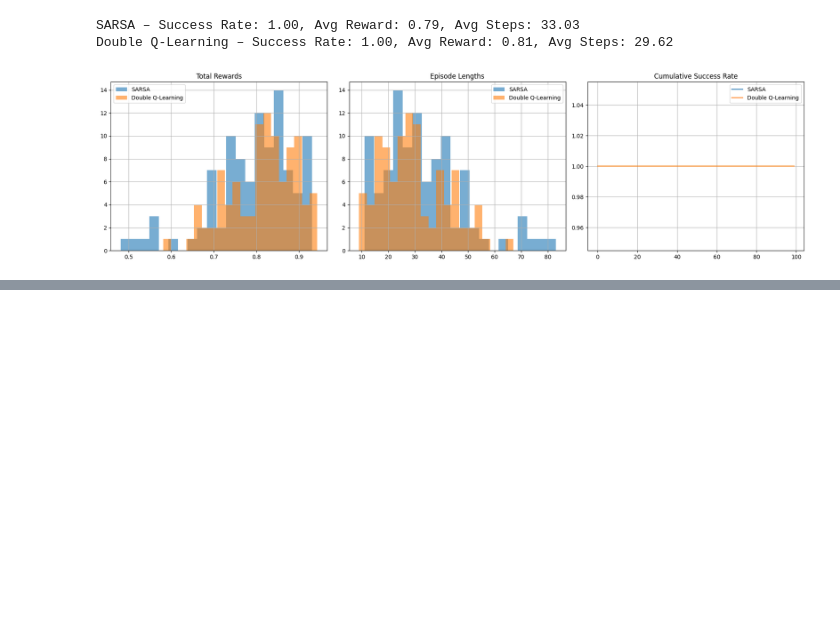
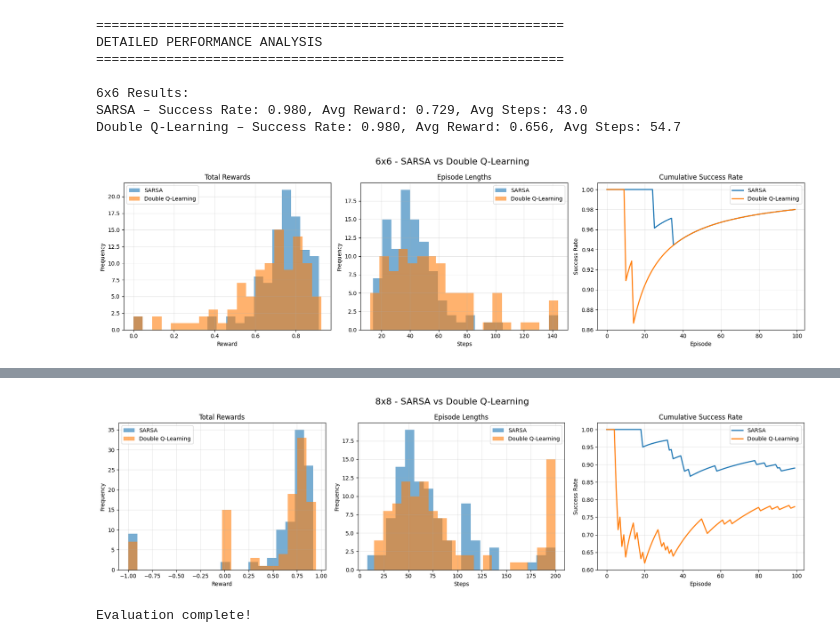
Before and after one commit to Gal-Noy/MSC-Reinforcement-Learning, a Jupyter notebook: evaluation.ipynb, the cells around one changed output, grey strips where cells are left out. Saved outputs shown, nothing was run; the diff lists cells and outputs as text; code cells hidden in the pictures; blank space fills up the shorter version.

```diff
--- a/evaluation.ipynb
+++ b/evaluation.ipynb
@@ -78,2 +44,0 @@ def record_final_video(agent_q_func, filename="sarsa_final"):
-# %%
-env = gym.make("MiniGrid-Dynamic-Obstacles-6x6-v0")
@@ -99,0 +119,17 @@ Video(video_path)
+# %%
+# Run evaluations for best 6x6 and 8x8 configurations only
+configs = [
+    ("6x6", "MiniGrid-Dynamic-Obstacles-6x6-v0", "random_q_init_+_reward_shaping"),
+    ("8x8", "MiniGrid-Dynamic-Obstacles-8x8-v0", "8x8_dynamic_obstacles")
+]
+
+all_results = {}
+for config_name, env_name, folder in configs:
+    all_results[config_name] = run_evaluation(config_name, env_name, folder)
+
+# Add summary metrics
+for config_name, results in all_results.items():
+    for alg_name, metrics in results.items():
+        metrics["success_rate"] = np.mean(metrics["successes"])
+        metrics["avg_reward"] = np.mean(metrics["rewards"])
+        metrics["avg_steps"] = np.mean(metrics["steps"])
@@ -100,47 +213,70 @@ Video(video_path)
 # %%
-def plot_eval_comparison(sarsa_results, dq_results):
-    import matplotlib.pyplot as plt
-    import numpy as np
+# Comparison plots like evaluation.ipynb
+def plot_eval_comparison(results_6x6, results_8x8, title_suffix):
+    """Plot comparison between SARSA and Double Q-Learning for a configuration."""
+    sarsa_results = results_6x6["SARSA"] if "6x6" in title_suffix else results_8x8["SARSA"]
+    dq_results = results_6x6["Double Q-Learning"] if "6x6" in title_suffix else results_8x8["Double Q-Learning"]
 
-    print(f"SARSA – Success Rate: {np.mean(sarsa_results['successes']):.2f}, "
-          f"Avg Reward: {np.mean(sarsa_results['rewards']):.2f}, "
-          f"Avg Steps: {np.mean(sarsa_results['steps']):.2f}")
+    print(f"\n{title_suffix} Results:")
+    print(f"SARSA – Success Rate: {np.mean(sarsa_results['successes']):.3f}, "
+          f"Avg Reward: {np.mean(sarsa_results['rewards']):.3f}, "
+          f"Avg Steps: {np.mean(sarsa_results['steps']):.1f}")
 
-    print(f"Double Q-Learning – Success Rate: {np.mean(dq_results['successes']):.2f}, "
-          f"Avg Reward: {np.mean(dq_results['rewards']):.2f}, "
-          f"Avg Steps: {np.mean(dq_results['steps']):.2f}")
+    print(f"Double Q-Learning – Success Rate: {np.mean(dq_results['successes']):.3f}, "
+          f"Avg Reward: {np.mean(dq_results['rewards']):.3f}, "
+          f"Avg Steps: {np.mean(dq_results['steps']):.1f}")
 
     fig, axs = plt.subplots(1, 3, figsize=(18, 5))
+    fig.suptitle(f"{title_suffix} - SARSA vs Double Q-Learning", fontsize=16)
 
     # Histogram of rewards
     axs[0].hist(sarsa_results["rewards"], bins=20, alpha=0.6, label="SARSA")
     axs[0].hist(dq_results["rewards"], bins=20, alpha=0.6, label="Double Q-Learning")
     axs[0].set_title("Total Rewards")
+    axs[0].set_xlabel("Reward")
+    axs[0].set_ylabel("Frequency")
     axs[0].legend()
-    axs[0].grid()
+    axs[0].grid(alpha=0.3)
 
     # Histogram of steps
     axs[1].hist(sarsa_results["steps"], bins=20, alpha=0.6, label="SARSA")
     axs[1].hist(dq_results["steps"], bins=20, alpha=0.6, label="Double Q-Learning")
     axs[1].set_title("Episode Lengths")
+    axs[1].set_xlabel("Steps")
+    axs[1].set_ylabel("Frequency")
     axs[1].legend()
-    axs[1].grid()
+    axs[1].grid(alpha=0.3)
 
     # Success rate over episodes
     sarsa_sr = np.cumsum(sarsa_results["successes"]) / np.arange(1, len(sarsa_results["successes"]) + 1)
     dq_sr = np.cumsum(dq_results["successes"]) / np.arange(1, len(dq_results["successes"]) + 1)
 
-    axs[2].plot(sarsa_sr, label="SARSA")
-    axs[2].plot(dq_sr, label="Double Q-Learning")
+    axs[2].plot(sarsa_sr, label="SARSA", linewidth=2)
+    axs[2].plot(dq_sr, label="Double Q-Learning", linewidth=2)
     axs[2].set_title("Cumulative Success Rate")
+    axs[2].set_xlabel("Episode")
+    axs[2].set_ylabel("Success Rate")
     axs[2].legend()
-    axs[2].grid()
+    axs[2].grid(alpha=0.3)
 
     plt.tight_layout()
     plt.show()
 
-plot_eval_comparison(sarsa_results, dq_results)
+print(f"\n{'='*60}")
+print("DETAILED PERFORMANCE ANALYSIS")
+print(f"{'='*60}")
+
+# Plot comparisons for each environment
+plot_eval_comparison(all_results["6x6"], all_results["8x8"], "6x6")
+plot_eval_comparison(all_results["6x6"], all_results["8x8"], "8x8")
+
+print("\nEvaluation complete!")
 # %% [output]
-SARSA – Success Rate: 1.00, Avg Reward: 0.79, Avg Steps: 33.03
-Double Q-Learning – Success Rate: 1.00, Avg Reward: 0.81, Avg Steps: 29.62
+============================================================
+DETAILED PERFORMANCE ANALYSIS
+============================================================
+
+6x6 Results:
+SARSA – Success Rate: 0.980, Avg Reward: 0.729, Avg Steps: 43.0
+Double Q-Learning – Success Rate: 0.980, Avg Reward: 0.656, Avg Steps: 54.7
-[figure, old version]
+[figure, new version]
@@ -146,0 +286,2 @@ Double Q-Learning – Success Rate: 1.00, Avg Reward: 0.81, Avg Steps: 29.62
+[figure, added]
+Evaluation complete!
```
Also changed, not shown: parts of 12 cells of this notebook, 2 other files.
